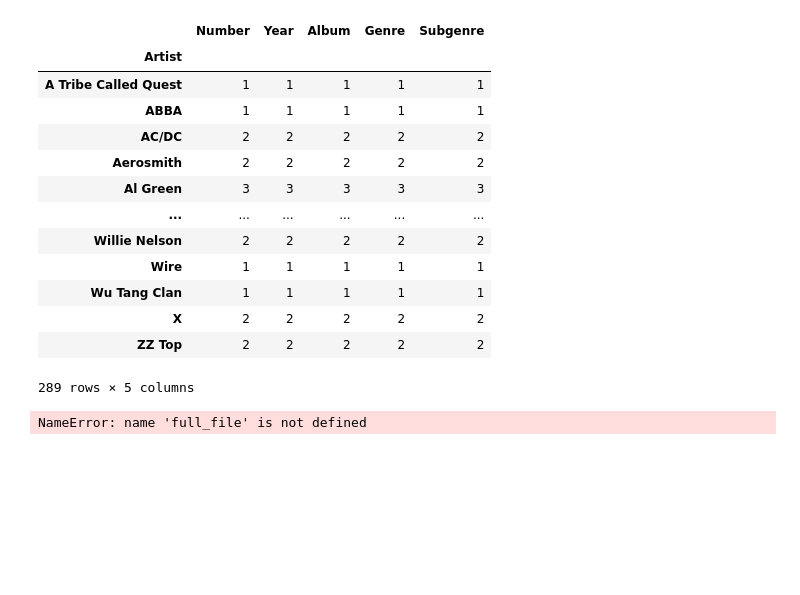
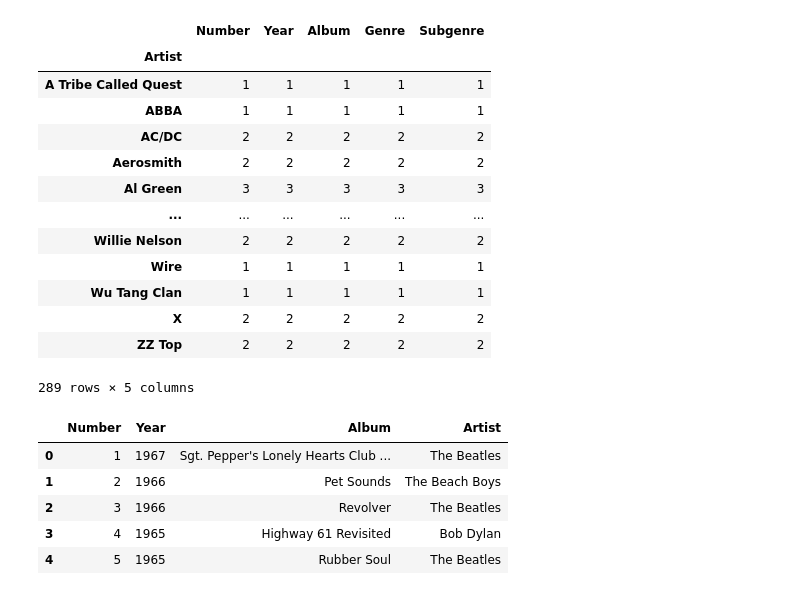
Before and after one commit to Dangarber/albums-list, a Jupyter notebook: AlbumList.ipynb, the cells around one changed output. Cells and saved outputs as stored; diff of their text form; code cells hidden in the pictures; blank space fills up the shorter version.

```diff
--- a/AlbumList.ipynb
+++ b/AlbumList.ipynb
@@ -31,7 +48,3 @@ grouped_by_Genre
 | X | 2 | 2 | 2 | 2 | 2 |
 | ZZ Top | 2 | 2 | 2 | 2 | 2 |
 289 rows × 5 columns
-# %%
-full_file.head(remove_categories("subgenre"))
-# %% [output]
-NameError: name 'full_file' is not defined
@@ -39,0 +51,10 @@ full_file.remove_categories(["Subgenre"])
+# %%
+filtered_file = full_file.drop(columns=["Subgenre", "Genre"])
+filtered_file.head()
+# %% [output]
+|  | Number | Year | Album | Artist |
+| 0 | 1 | 1967 | Sgt. Pepper's Lonely Hearts Club ... | The Beatles |
+| 1 | 2 | 1966 | Pet Sounds | The Beach Boys |
+| 2 | 3 | 1966 | Revolver | The Beatles |
+| 3 | 4 | 1965 | Highway 61 Revisited | Bob Dylan |
+| 4 | 5 | 1965 | Rubber Soul | The Beatles |
```
Also changed, not shown: parts of 4 cells of this notebook, 2 other files.
